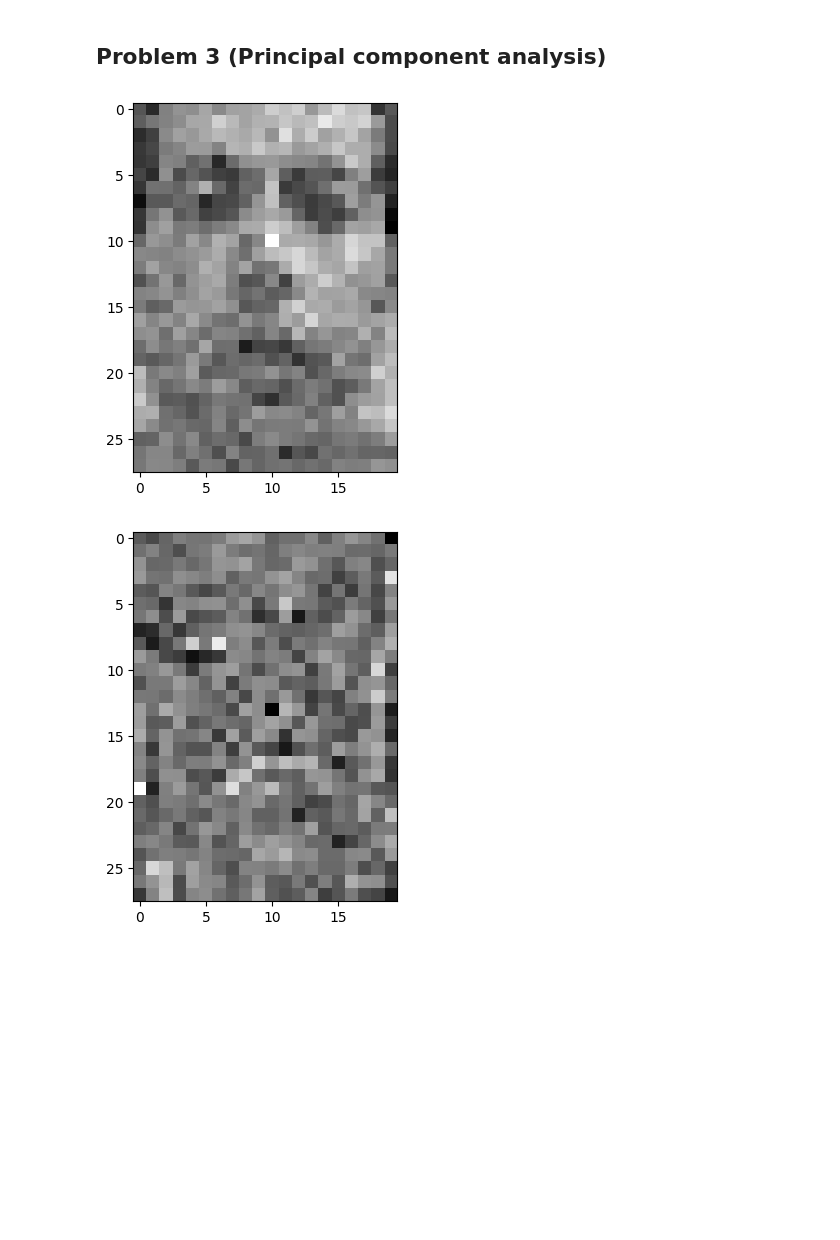
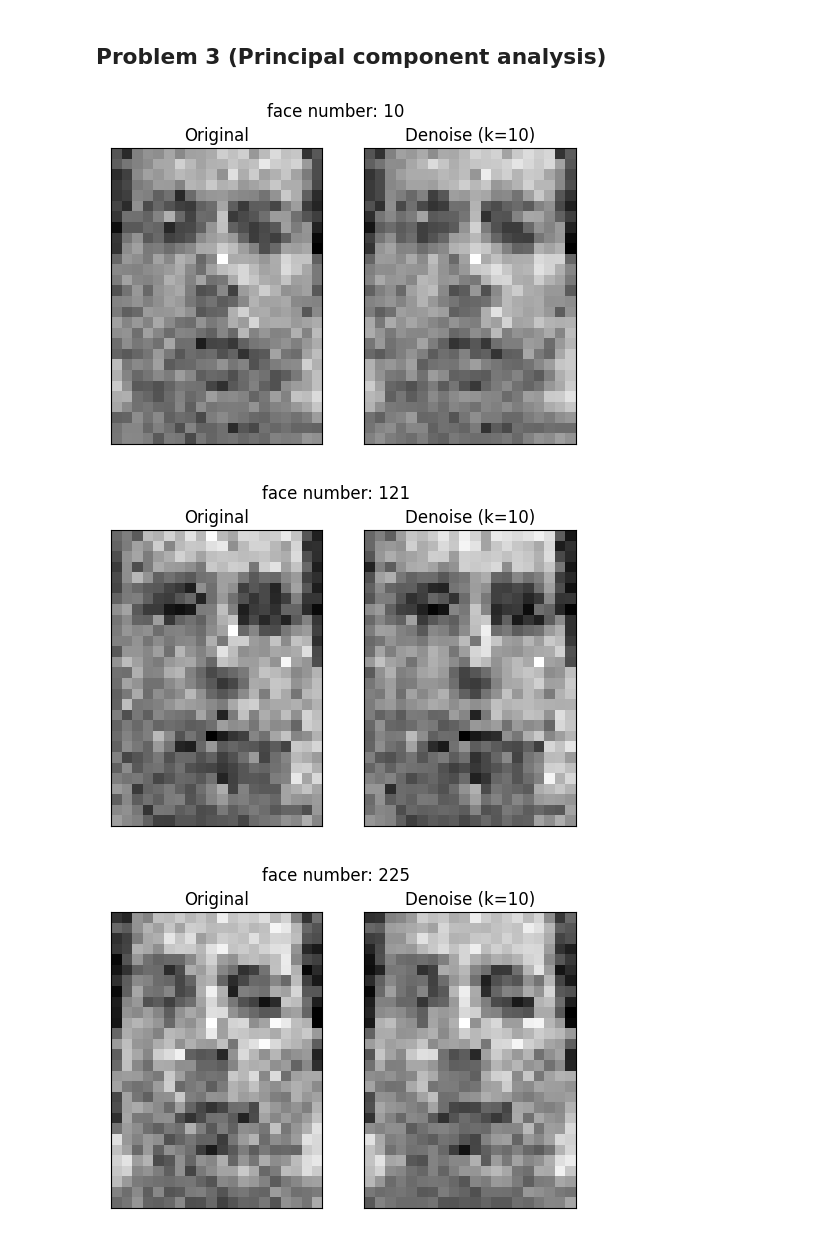
Before and after one commit to rayhuangg/111-1_MachineLearning, a Jupyter notebook: HW/HW04/HW4_3.ipynb, the cells around one changed output. Cells and saved outputs as stored; diff of their text form; code cells hidden in the pictures; blank space fills up the shorter version.

```diff
--- a/HW/HW04/HW4_3.ipynb
+++ b/HW/HW04/HW4_3.ipynb
@@ -16,15 +16,7 @@ import scipy.io
 import numpy as np
 import matplotlib.pyplot as plt
 from sklearn.decomposition import PCA
-# %%
-def show_face(face):
-    face = face.reshape(28, 20)
-    plt.imshow(face, cmap='gray')
-    plt.show()
 # %%
 mat = scipy.io.loadmat('04HW2_noisy.mat')
-totla_face = np.array(mat['X'])
-face10 = totla_face[:, 10]
-show_face(face10)
+total_face = np.array(mat['X'])
+face10 = total_face[:,10].reshape(28, 20)
-# %% [output]
-[figure, removed]
@@ -34,4 +23,35 @@ new_x = pca.fit_transform(totla_face)
-# %%
-show_face(new_x[:,50])
-# %% [output]
-[figure, removed]
+# %%
+def svd_compression(img, k):
+    res_image = np.zeros_like(img)
+
+    U, Sigma, VT = np.linalg.svd(img)
+    res_image[:,:] = U[:,:k].dot(np.diag(Sigma[:k])).dot(VT[:k,:])
+
+    return res_image
+# %%
+def show_face(number, k):
+    face = total_face[:, number].reshape(28, 20)
+    denoise_face = svd_compression(face, k)
+
+    plt.figure(figsize=(6,4))
+    plt.suptitle(f'face number: {number}')
+    plt.subplot(1,2,1)
+    plt.imshow(face, cmap='gray')
+    plt.xticks([]), plt.yticks([])
+    plt.title(f"Original")
+
+    plt.subplot(1,2,2)
+    plt.imshow(denoise_face, cmap="gray")
+    plt.xticks([]), plt.yticks([])
+    plt.title(f"Denoise (k={k})")
+    plt.show()
+# %%
+show_face(number=10, k=10)
+show_face(number=121, k=10)
+show_face(number=225, k=10)
+show_face(number=318, k=10)
+show_face(number=426, k=10)
+# %% [output]
+[figure, added]
+[figure, added]
+[figure, added]
```
Also changed, not shown: parts of 5 cells of this notebook, 3 other files.
